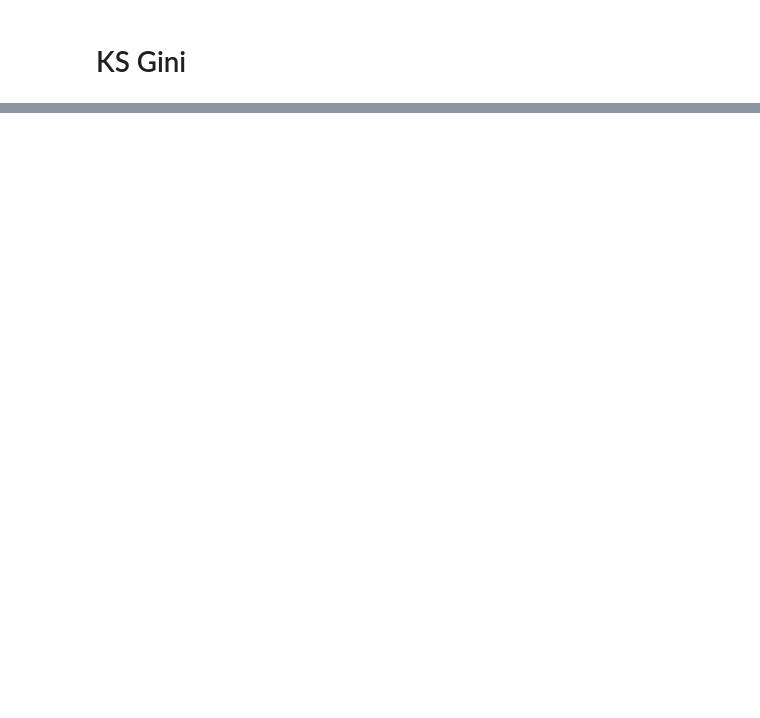
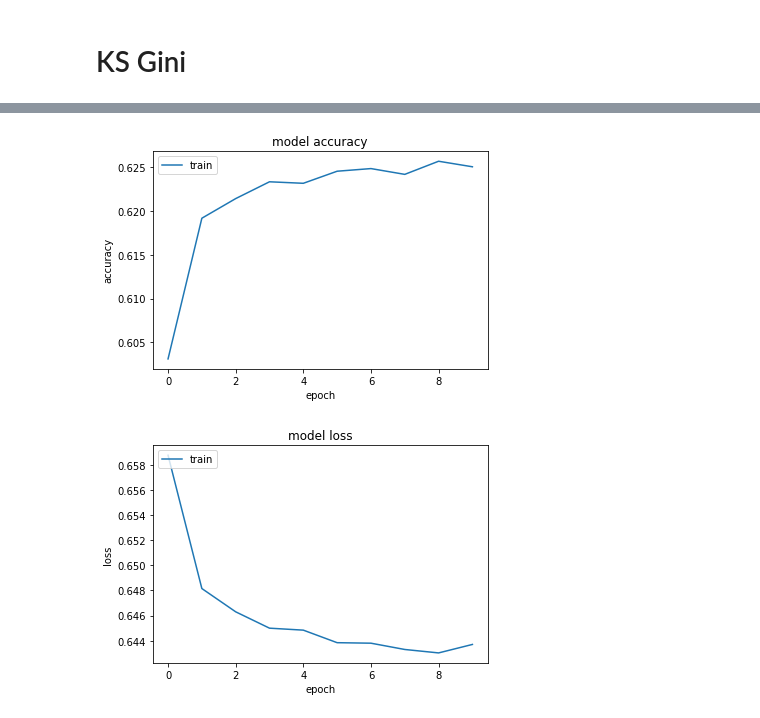
Before and after one commit to NigthDragon5000/Credit-Risk-Modeling, a Jupyter notebook: Score Sobre 3.ipynb, the cells around one changed output, grey strips where cells are left out. Cells and saved outputs as stored; diff of their text form; code cells hidden in the pictures; blank space fills up the shorter version.

```diff
--- a/Score Sobre 3.ipynb
+++ b/Score Sobre 3.ipynb
@@ -713,15 +1032,25 @@ print(x_traind.shape)
 # %%
 def build_model():
     model = Sequential()
-    model.add(Dense(100, input_dim=x_traind.shape[1]))
+    model.add(Dense(200, input_dim=x_traind.shape[1]))
     model.add(Activation('sigmoid'))
-    model.add(Dense(100))
+    model.add(Dropout(0.2))
+    model.add(Dense(200))
     model.add(Activation('sigmoid'))
-    model.add(Dense(100))
+    model.add(Dropout(0.2))
+    model.add(Dense(200))
     model.add(Activation('sigmoid'))
-    model.add(Dense(100))
+    model.add(Dropout(0.2))
+    model.add(Dense(200))
     model.add(Activation('sigmoid'))
-    model.add(Dense(100))
+    model.add(Dropout(0.2))
+    model.add(Dense(200))
+    model.add(Activation('sigmoid'))
+    model.add(Dropout(0.2))
+    model.add(Dense(200))
+    model.add(Activation('sigmoid'))
+    model.add(Dropout(0.2))
+    model.add(Dense(200))
     model.add(Activation('sigmoid'))
     model.add(Dense(1))
     model.add(Activation('sigmoid'))
@@ -733,4 +1062,7 @@ def build_model():
 #model.fit(x_traind, y_traind, epochs=10,batch_size=36)
 from keras.wrappers.scikit_learn import KerasClassifier
 keras_model = build_model()
-keras_model.fit(x_traind, y_traind, epochs=10, batch_size=36, verbose=1)
+#keras_model.fit(x_traind, y_traind, epochs=10, batch_size=36, verbose=1)
+history = keras_model.fit(x_traind, y_traind, epochs=10, batch_size=18, verbose=2)
+#history = keras_model.fit(x_traind, y_traind, validation_split=0.33, epochs=10, batch_size=18, verbose=0)
+# list all data in history
@@ -758,0 +1069,22 @@ Epoch 10/10
+# %%
+import matplotlib.pyplot as plt
+#print(history.history.keys())
+
+plt.plot(history.history['acc'])
+#plt.plot(history.history['val_acc'])
+plt.title('model accuracy')
+plt.ylabel('accuracy')
+plt.xlabel('epoch')
+plt.legend(['train', 'test'], loc='upper left')
+plt.show()
+# summarize history for loss
+plt.plot(history.history['loss'])
+#plt.plot(history.history['val_loss'])
+plt.title('model loss')
+plt.ylabel('loss')
+plt.xlabel('epoch')
+plt.legend(['train', 'test'], loc='upper left')
+plt.show()
+# %% [output]
+[figure, added]
+[figure, added]
```
Also changed, not shown: parts of 195 cells of this notebook.
